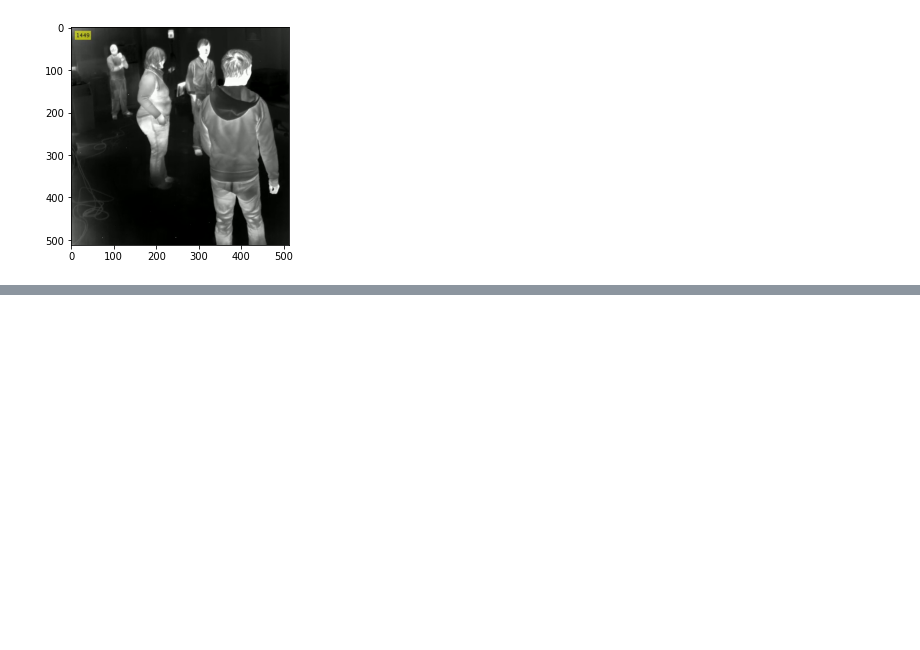
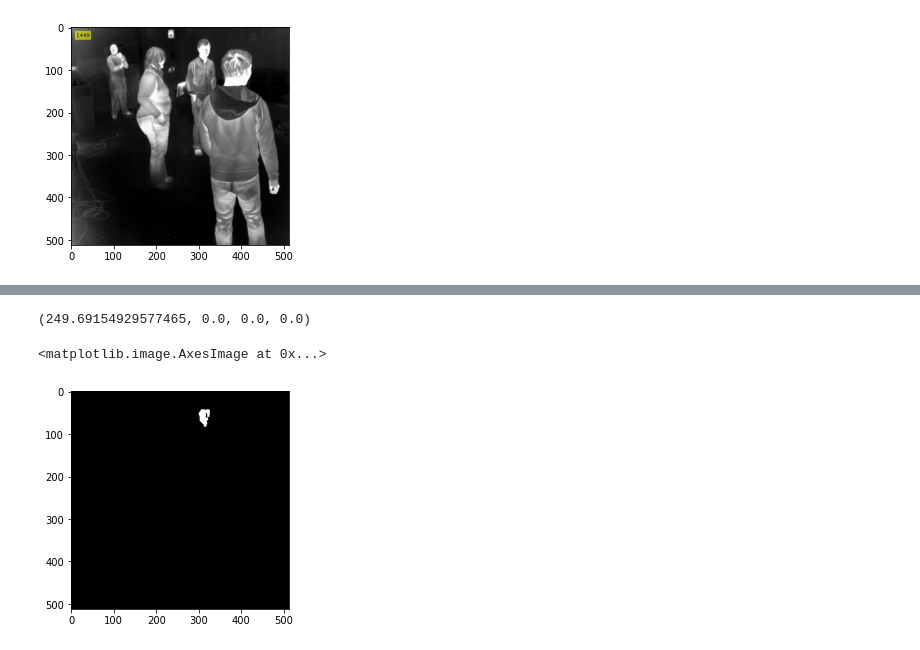
Before and after one commit to nigam-aditya/thermal_screening_project, a Jupyter notebook: thermal_screening.ipynb, the cells around one changed output, grey strips where cells are left out. Cells and saved outputs as stored; diff of their text form; code cells hidden in the pictures; blank space fills up the shorter version.

```diff
--- a/thermal_screening.ipynb
+++ b/thermal_screening.ipynb
@@ -18,0 +64,15 @@ plt.imshow(image)
+# %%
+# find all contours of the image
+contours, _ = cv2.findContours(image_opening, 1, 2)
+
+# example of a contour in a mask
+contour = contours[24]
+mask = np.zeros_like(heatmap_gray)
+x, y, w, h = cv2.boundingRect(contour)
+mask[y:y+h, x:x+w] = image_opening[y:y+h, x:x+w]
+print(cv2.mean(heatmap_gray, mask=mask))
+plt.imshow(mask, cmap='gray')
+# %% [output]
+(249.69154929577465, 0.0, 0.0, 0.0)
+<matplotlib.image.AxesImage at 0x...>
+[figure, added]
```
Also changed, not shown: parts of 7 cells of this notebook.
